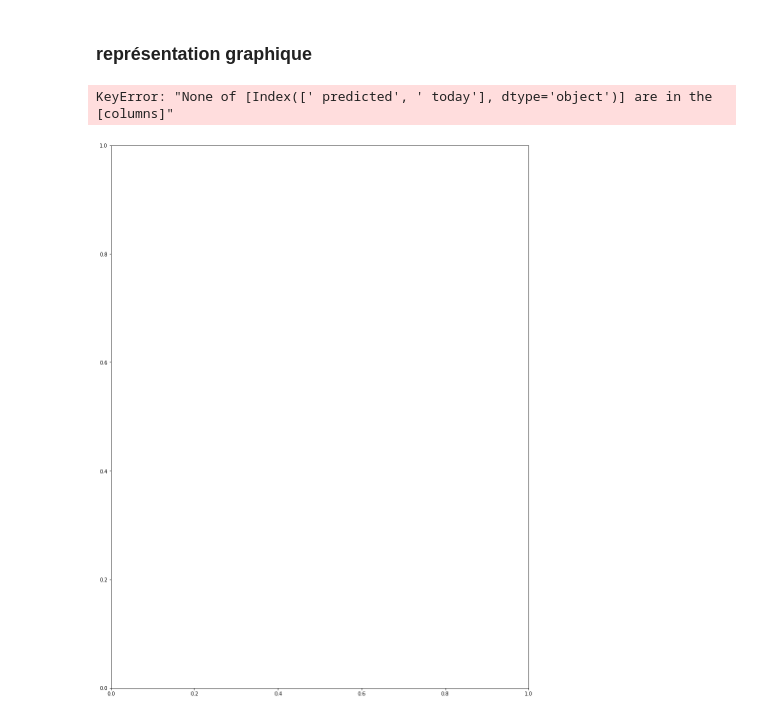
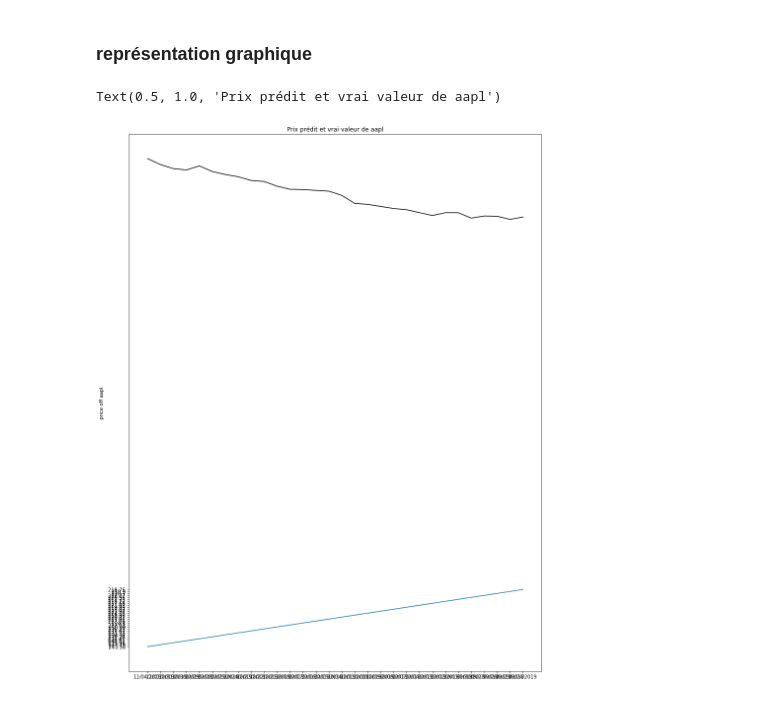
Before and after one commit to MilenaDionne/project-CSI4506, a Jupyter notebook: projetCSI4506.ipynb, the cells around one changed output. Cells and saved outputs as stored; diff of their text form; code cells hidden in the pictures.

Commit message:
cahnge graph

```diff
--- a/projetCSI4506.ipynb
+++ b/projetCSI4506.ipynb
@@ -910,10 +904,9 @@ dataAapl
 # %%
 plt.figure(figsize=(15,20))
 plt.subplot(1,1,1)
-plt.plot(dataAapl[[' predicted',' today']])
+plt.plot(dataAapl['date'].values[0:30], dataAapl['predicted'].values[0:30], 'k' ,  dataAapl['date'].values[0:30], dataAapl['today'].values[0:30])
 plt.ylabel('price off aapl')
 plt.title('Prix prédit et vrai valeur de aapl')
-plt.legend(['predicted','real'])
 # %% [output]
-KeyError: "None of [Index([' predicted', ' today'], dtype='object')] are in the [columns]"
+Text(0.5, 1.0, 'Prix prédit et vrai valeur de aapl')
-[figure, old version]
+[figure, new version]
```
Also changed, not shown: parts of 8 cells of this notebook.
